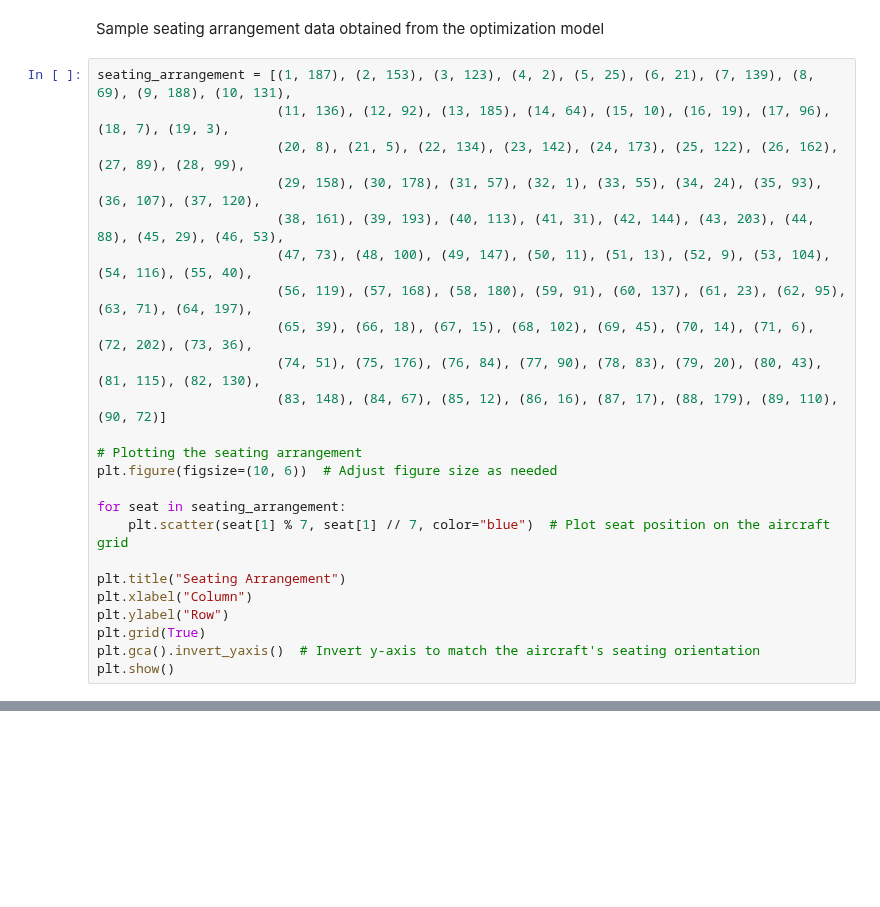
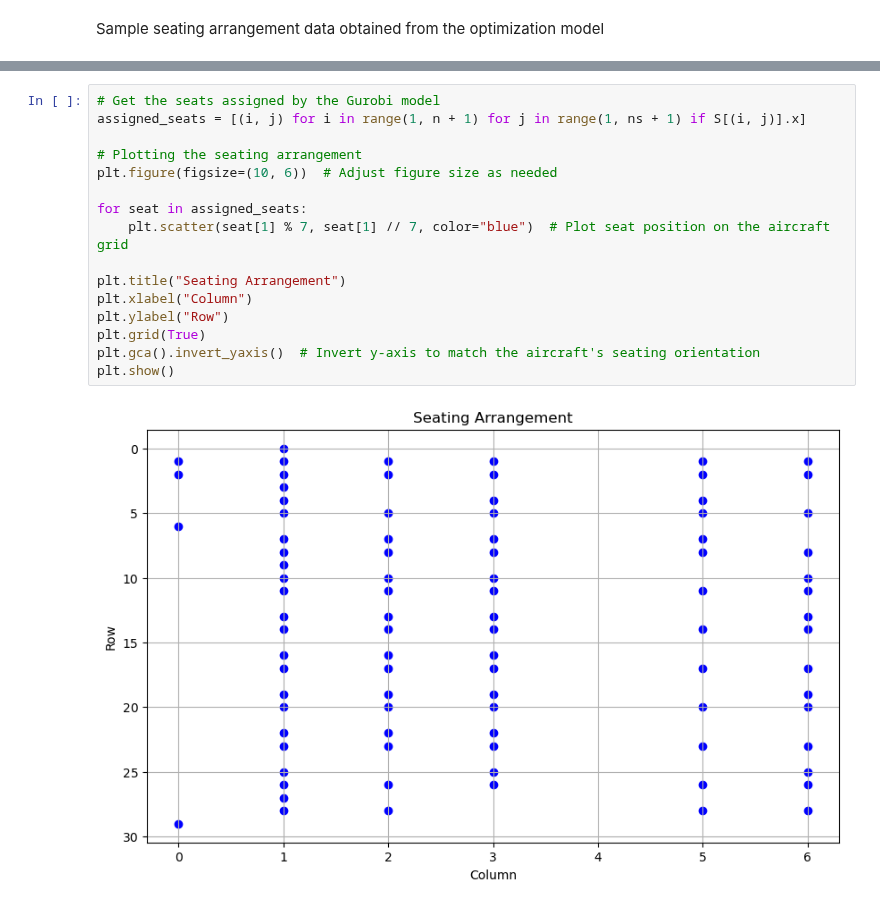
Before and after one commit to DelphineSalzmann/Opti_AirFrance, a Jupyter notebook: main.ipynb, the cells around one changed output, grey strips where cells are left out. Cells and saved outputs as stored; diff of their text form; blank space fills up the shorter version.

Commit message:
visualization automation

```diff
--- a/main.ipynb
+++ b/main.ipynb
@@ -219,27 +221,3 @@ print("Les places dans l'avion sont les suivantes :", [(i,j) for i in range(1,n+
 Les places dans l'avion sont les suivantes : [(1, 203), (2, 162), (3, 114), (4, 33), (5, 14), (6, 97), (7, 190), (8, 82), (9, 202), (10, 10), (11, 100), (12, 121), (13, 61), (14, 145), (15, 40), (16,  ...
 # %% [markdown]
 Sample seating arrangement data obtained from the optimization model
-# %%
-seating_arrangement = [(1, 187), (2, 153), (3, 123), (4, 2), (5, 25), (6, 21), (7, 139), (8, 69), (9, 188), (10, 131),
-                       (11, 136), (12, 92), (13, 185), (14, 64), (15, 10), (16, 19), (17, 96), (18, 7), (19, 3),
-                       (20, 8), (21, 5), (22, 134), (23, 142), (24, 173), (25, 122), (26, 162), (27, 89), (28, 99),
-                       (29, 158), (30, 178), (31, 57), (32, 1), (33, 55), (34, 24), (35, 93), (36, 107), (37, 120),
-                       (38, 161), (39, 193), (40, 113), (41, 31), (42, 144), (43, 203), (44, 88), (45, 29), (46, 53),
-                       (47, 73), (48, 100), (49, 147), (50, 11), (51, 13), (52, 9), (53, 104), (54, 116), (55, 40),
-                       (56, 119), (57, 168), (58, 180), (59, 91), (60, 137), (61, 23), (62, 95), (63, 71), (64, 197),
-                       (65, 39), (66, 18), (67, 15), (68, 102), (69, 45), (70, 14), (71, 6), (72, 202), (73, 36),
-                       (74, 51), (75, 176), (76, 84), (77, 90), (78, 83), (79, 20), (80, 43), (81, 115), (82, 130),
-                       (83, 148), (84, 67), (85, 12), (86, 16), (87, 17), (88, 179), (89, 110), (90, 72)]
-
-# Plotting the seating arrangement
-plt.figure(figsize=(10, 6))  # Adjust figure size as needed
-
-for seat in seating_arrangement:
-    plt.scatter(seat[1] % 7, seat[1] // 7, color="blue")  # Plot seat position on the aircraft grid
-
-plt.title("Seating Arrangement")
-plt.xlabel("Column")
-plt.ylabel("Row")
-plt.grid(True)
-plt.gca().invert_yaxis()  # Invert y-axis to match the aircraft's seating orientation
-plt.show()
@@ -247,0 +224,18 @@ plt.show()
+# %%
+# Get the seats assigned by the Gurobi model
+assigned_seats = [(i, j) for i in range(1, n + 1) for j in range(1, ns + 1) if S[(i, j)].x]
+
+# Plotting the seating arrangement
+plt.figure(figsize=(10, 6))  # Adjust figure size as needed
+
+for seat in assigned_seats:
+    plt.scatter(seat[1] % 7, seat[1] // 7, color="blue")  # Plot seat position on the aircraft grid
+
+plt.title("Seating Arrangement")
+plt.xlabel("Column")
+plt.ylabel("Row")
+plt.grid(True)
+plt.gca().invert_yaxis()  # Invert y-axis to match the aircraft's seating orientation
+plt.show()
+# %% [output]
+[figure, added]
```
Also changed, not shown: parts of 4 cells of this notebook, 1 other file.
